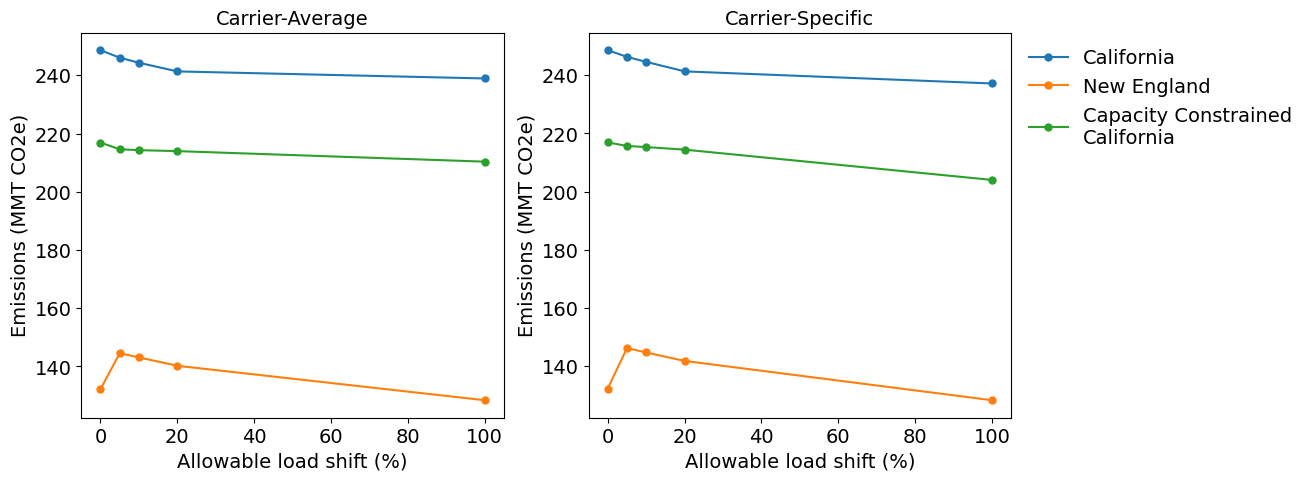
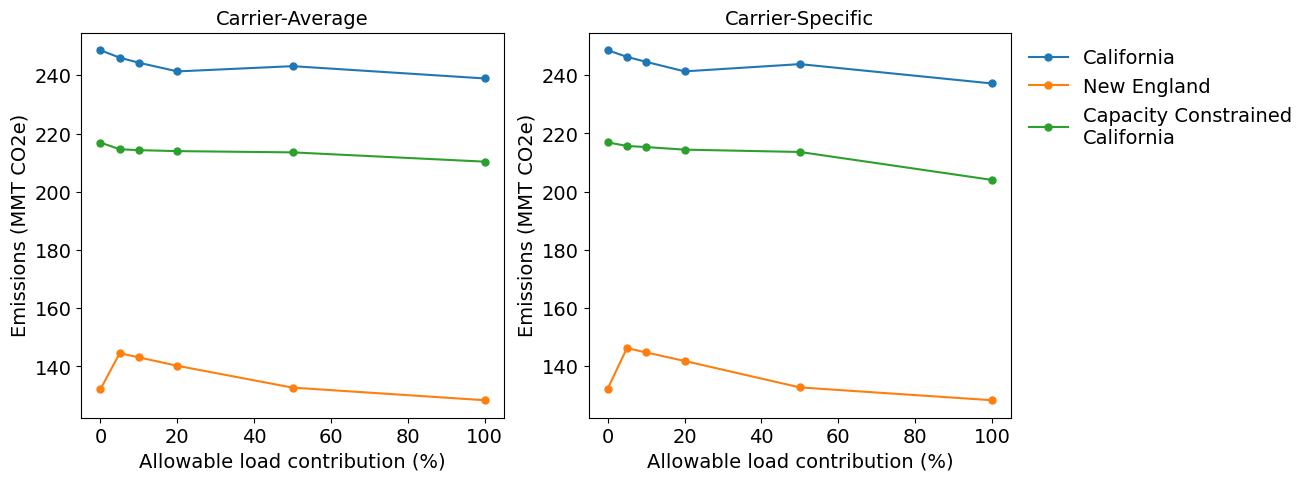
The notebook cell's code change between the first figure and the second:
--- before
+++ after
@@ -1 +1,4 @@
-plot_sensitivities("emissions", "Emissions CO2 T", scaler = EMISSIONS_SCALER, ylabel="Emissions (MMT CO2e)")
+fig, _ = plot_sensitivities("emissions", "Emissions CO2 T", scaler = EMISSIONS_SCALER, ylabel="Emissions (MMT CO2e)")
+save_f = Path(FIGURES_BASE, "emissions.png")
+save_f.parent.mkdir(parents=True, exist_ok=True)
+fig.savefig(save_f, dpi=300, bbox_inches="tight")

Commit: sa fix